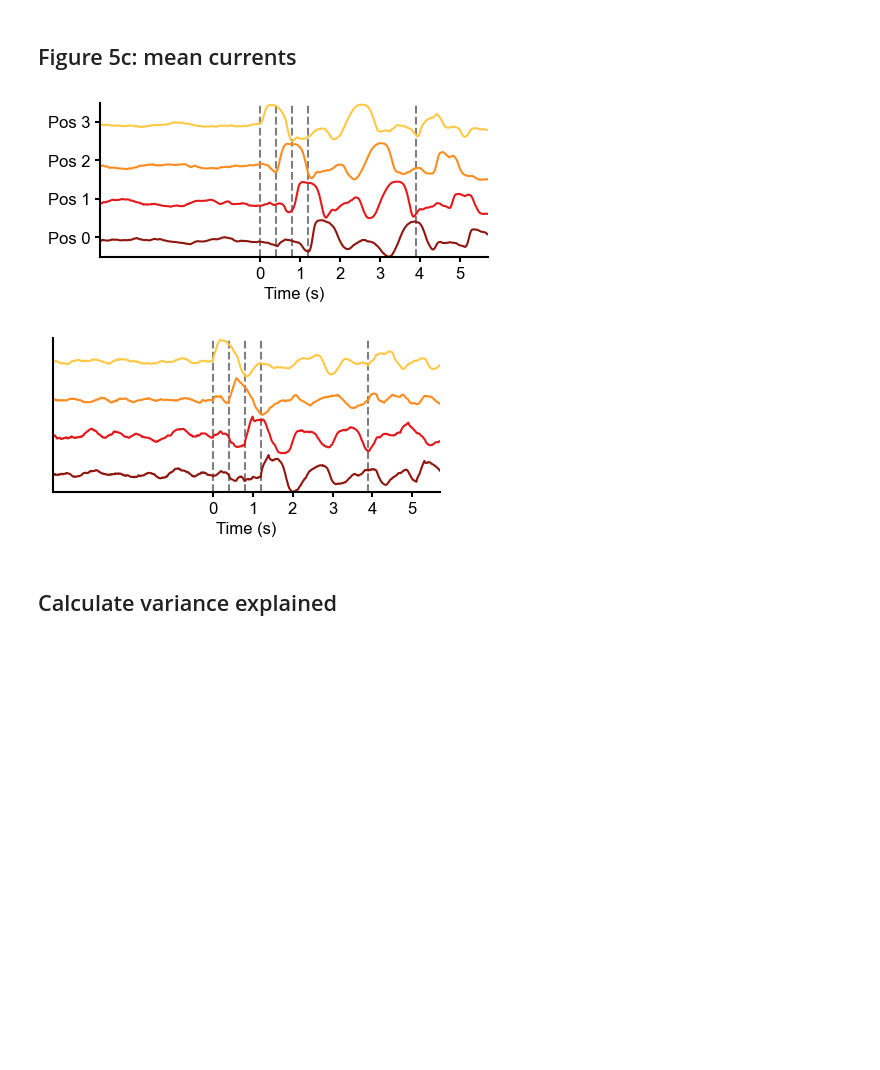
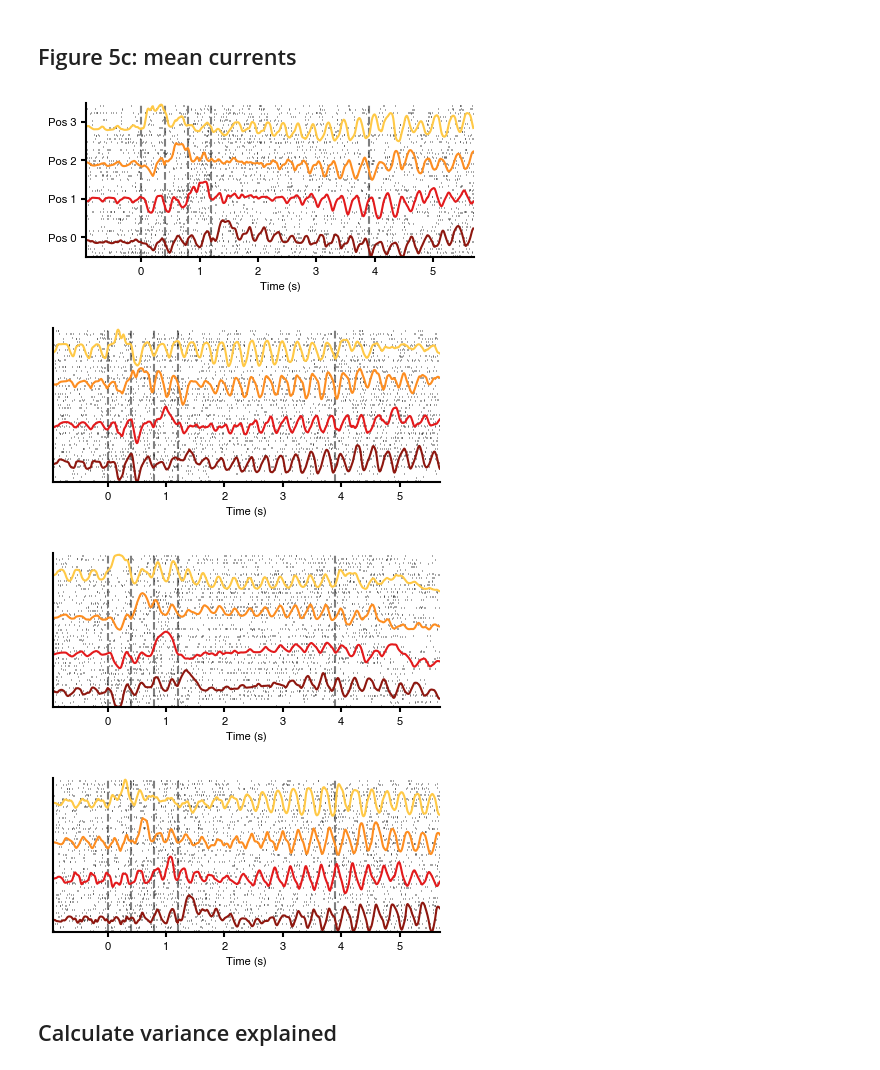
Before and after one commit to mackelab/sequence-memory, a Jupyter notebook: rnn_model/generate_figures/fig_5_b_to_e.ipynb, the cells around one changed output. Cells and saved outputs as stored; diff of their text form; code cells hidden in the pictures; blank space fills up the shorter version.

```diff
--- a/rnn_model/generate_figures/fig_5_b_to_e.ipynb
+++ b/rnn_model/generate_figures/fig_5_b_to_e.ipynb
@@ -201,0 +241,3 @@ accuracy = 0.8348214285714286
+# %%
+for i in range(128):
+    plt.plot(np.roll(st[:,i],-stim_roll[i],1)[:,34:].T,color='blue',alpha=.5)
@@ -346,7 +404,7 @@ with mpl.rc_context(fname="matplotlibrc"):
 ## Select stimulus selective units
 # %%
 baseline_len = int(1000/(baseline_freq*settings['deltaT']))
-baseline_start = max((settings["stim_ons"]-settings['rand_ons'] - baseline_len) // 2, 0)
+baseline_start = max((settings["stim_ons"] - baseline_len) // 2, 0)
 stim_len = min(settings["stim_dur"] + settings["stim_offs"], baseline_len)
 
 # extract stimulus triggered activity
@@ -391,7 +449,7 @@ plotstim = np.copy(stim[:, trial])
 ci = 0
 colors0 = ["lightgray" for _ in range(8)]
 colors1 = ["lightgray" for _ in range(8)]
-t1 = settings["stim_ons"] - settings["rand_ons"]
+t1 = settings["stim_ons"]# - settings["rand_ons"]
 
 for i in range(4):
     labels = np.argmax(
@@ -488,7 +546,7 @@ with mpl.rc_context(fname="matplotlibrc"):
     else:
         ploto[:, 0] = np.roll(ploto[:, 0], -stim_roll[trial])
         axs.plot(
-            plt_time, ploto[settings["rand_ons"] :, 0].T, color=colors[0], linewidth=2
+            plt_time, ploto[:, 0].T, color=colors[0], linewidth=2
         )
         axs.plot(
             plt_time, z[settings["rand_ons"]:, 0, trial].T, 'red', linewidth=2,alpha=0.5
@@ -554,7 +612,7 @@ spike_scale = 7 # for scaling rate parameter in poisson
 
 plt_tr_int = 1 # we take one out of every plt_tr_int trials for spike raster plots to avoid cluttering them
 
-plt_neurons = ranked_neurons[-2:]
+plt_neurons = ranked_neurons[-4:]
 
 with mpl.rc_context(fname="matplotlibrc"):
 
@@ -565,7 +623,7 @@ with mpl.rc_context(fname="matplotlibrc"):
         gs = gridspec.GridSpec(1, 1)
 
         # Extract traces of pref stim
-        traces_all = [[] for i in np.arange(4)]
+        traces_all = [[] for _ in np.arange(4)]
         pref_stim = prefered_stim[neuron]
         traces_pref, _ = extract_traces(r1, stim, neuron, pref_stim, settings)
         for it in range(settings['n_items']):
@@ -573,7 +631,7 @@ with mpl.rc_context(fname="matplotlibrc"):
                 pref = traces_pref[it][:,tr]
                 traces_all[it].append(pref)
 
-
+        #print(traces_all[0])
         # Extract spiking information
         spike_times = []
         counter = 0
@@ -588,42 +646,44 @@ with mpl.rc_context(fname="matplotlibrc"):
 
         ax0 = plt.subplot(gs[0])
         # Spike raster plot
-        #ax0.eventplot(spike_times, color = spike_colors, linelengths=spikesize, linewidths=spikesize);
+        ax0.eventplot(spike_times, color = spike_colors, linelengths=spikesize, linewidths=spikesize);
 
         for i in np.flip(np.arange(4)):
             meantr = np.mean(traces_all[i][::plt_tr_int], axis = 0)
             meantr -= np.min(meantr)
             meantr/=np.max(meantr) #to [0,1]
             meantr*=len(traces_all[i][::plt_tr_int])*0.95 #scale to fit spike size
             ax0.plot(np.arange(r_im.shape[1]), counter + meantr, color = pltcolors[i])
 
             counter +=np.array(traces_all[i][::plt_tr_int]).shape[0]
             hbars.append(counter-np.array(traces_all[i][::plt_tr_int]).shape[0]/2)
-            ax0.axvline(x=settings['stim_ons']-settings['rand_ons']+(i*(settings['stim_offs']+settings['stim_dur'])), \
+            ax0.axvline(x=settings['stim_ons']+(i*(settings['stim_offs']+settings['stim_dur'])), \
                         color = 'black', linestyle = '--', alpha = 0.5, zorder=-1)
 
-        ax0.axvline(x=(delay_end - settings['rand_ons']), color = 'black', linestyle = '--', alpha = 0.5, zorder=-1)
+        ax0.axvline(x=(delay_end ), color = 'black', linestyle = '--', alpha = 0.5, zorder=-1)
         ax0.set_ylim(0,counter)
         ax0.set_xlim(0,r_im.shape[1])
         all_ind = np.arange(r_im.shape[1])
-        ind_start = settings['stim_ons']-settings['rand_ons']
+        ind_start = settings['stim_ons']
         ticks =all_ind[ind_start::dt_sec]
         ax0.set_xticks(ticks)
         ax0.set_xticklabels(["{:0.0f}".format(lab) for lab in plt_time[ticks]])
         ax0.set_xlabel("Time (s)")
 
 
         hbars_pos = [bar for bar in hbars]
         ax0.set_yticks([])
         if neui==0:
             ax0.set_yticks(hbars_pos)
             ax0.set_yticklabels(['Pos ' +str(i) for i in range(4)])
         ax0.spines['right'].set_visible(False)
         ax0.spines['top'].set_visible(False)
         plt.savefig("../figures/single_unit"+ str(neui)+"fr"+str(f)+".svg")
 # %% [output]
-[figure, old version]
+[figure, new version]
-[figure, old version]
+[figure, new version]
+[figure, added]
+[figure, added]
 # %% [markdown]
 ## Calculate variance explained
 # %%
```
Also changed, not shown: parts of 30 cells of this notebook, 4 other files.
